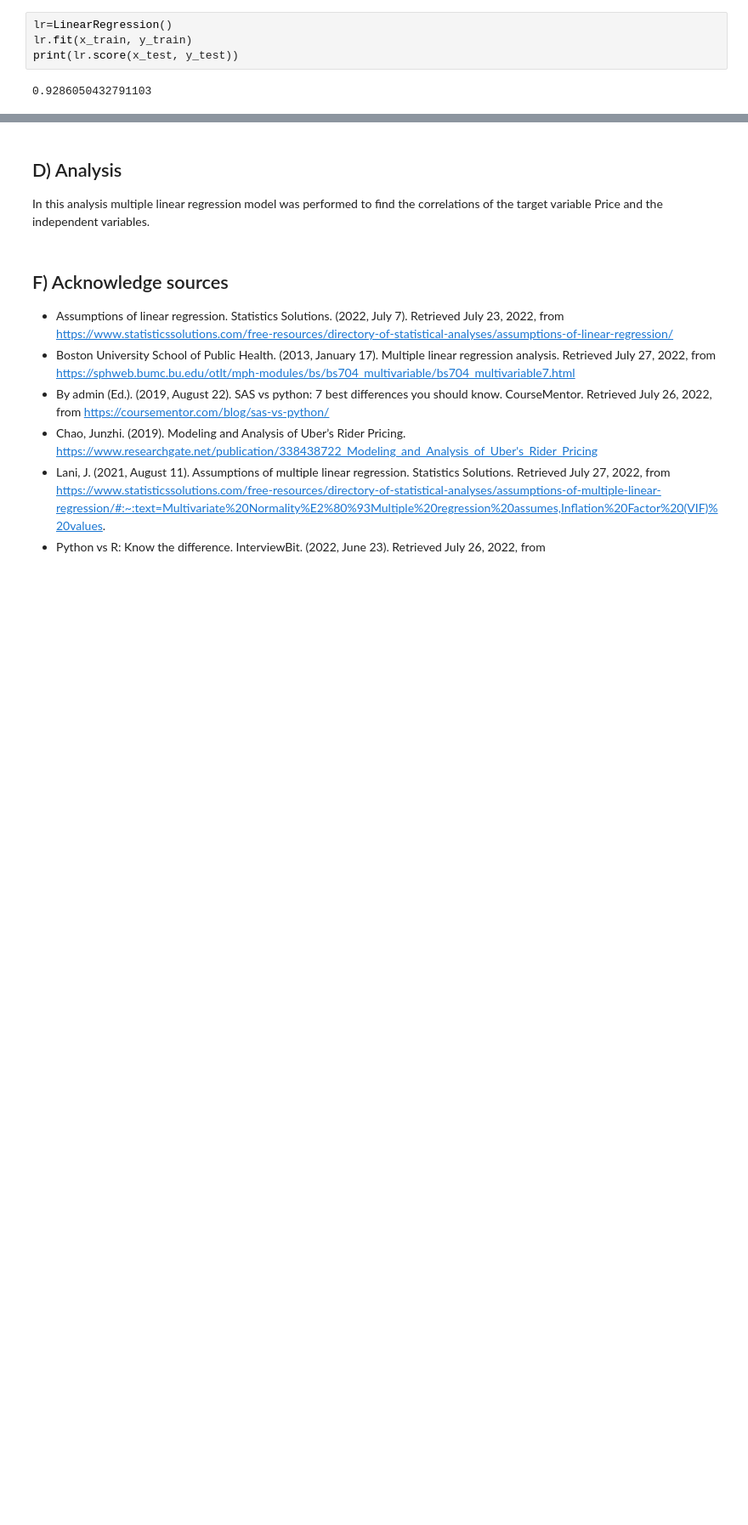
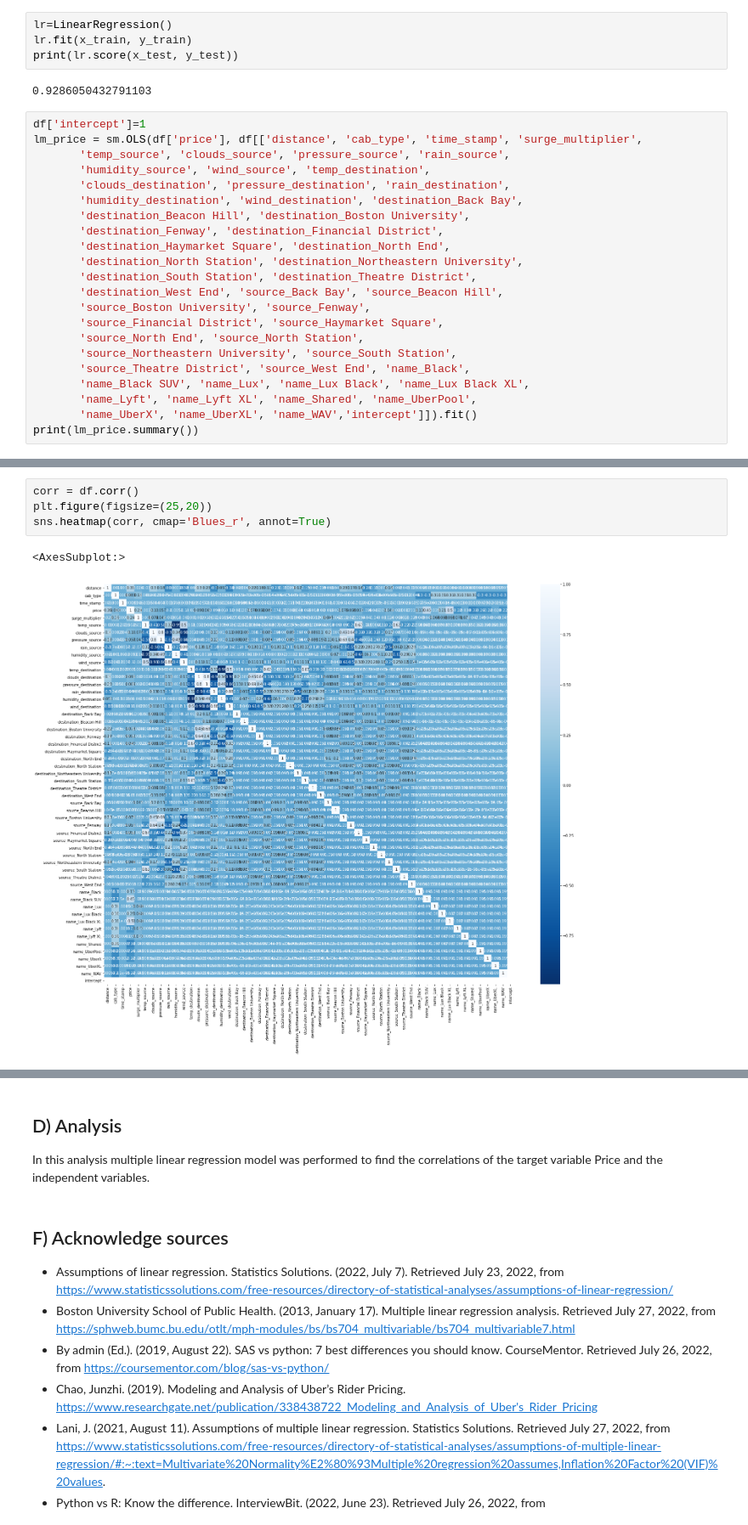
Before and after one commit to michaelle93/D214capstone, a Jupyter notebook: D214preprocessing.ipynb, the cells around one changed output, grey strips where cells are left out. Shown at 85% size. Saved outputs shown, nothing was run; the diff lists cells and outputs as text; blank space fills up the shorter version.

```diff
--- a/D214preprocessing.ipynb
+++ b/D214preprocessing.ipynb
@@ -585,3 +585,25 @@ lr.fit(x_train, y_train)
 print(lr.score(x_test, y_test))
 # %% [output]
 0.9286050432791103
+# %%
+df['intercept']=1
+lm_price = sm.OLS(df['price'], df[['distance', 'cab_type', 'time_stamp', 'surge_multiplier',
+       'temp_source', 'clouds_source', 'pressure_source', 'rain_source',
+       'humidity_source', 'wind_source', 'temp_destination',
+       'clouds_destination', 'pressure_destination', 'rain_destination',
+       'humidity_destination', 'wind_destination', 'destination_Back Bay',
+       'destination_Beacon Hill', 'destination_Boston University',
+       'destination_Fenway', 'destination_Financial District',
+       'destination_Haymarket Square', 'destination_North End',
+       'destination_North Station', 'destination_Northeastern University',
+       'destination_South Station', 'destination_Theatre District',
+       'destination_West End', 'source_Back Bay', 'source_Beacon Hill',
+       'source_Boston University', 'source_Fenway',
+       'source_Financial District', 'source_Haymarket Square',
+       'source_North End', 'source_North Station',
+       'source_Northeastern University', 'source_South Station',
+       'source_Theatre District', 'source_West End', 'name_Black',
+       'name_Black SUV', 'name_Lux', 'name_Lux Black', 'name_Lux Black XL',
+       'name_Lyft', 'name_Lyft XL', 'name_Shared', 'name_UberPool',
+       'name_UberX', 'name_UberXL', 'name_WAV','intercept']]).fit()
+print(lm_price.summary())
@@ -587,0 +628,7 @@ print(lr.score(x_test, y_test))
+# %%
+corr = df.corr()
+plt.figure(figsize=(25,20))
+sns.heatmap(corr, cmap='Blues_r', annot=True)
+# %% [output]
+<AxesSubplot:>
+[figure, added]
```
Also changed, not shown: parts of 6 cells of this notebook.
